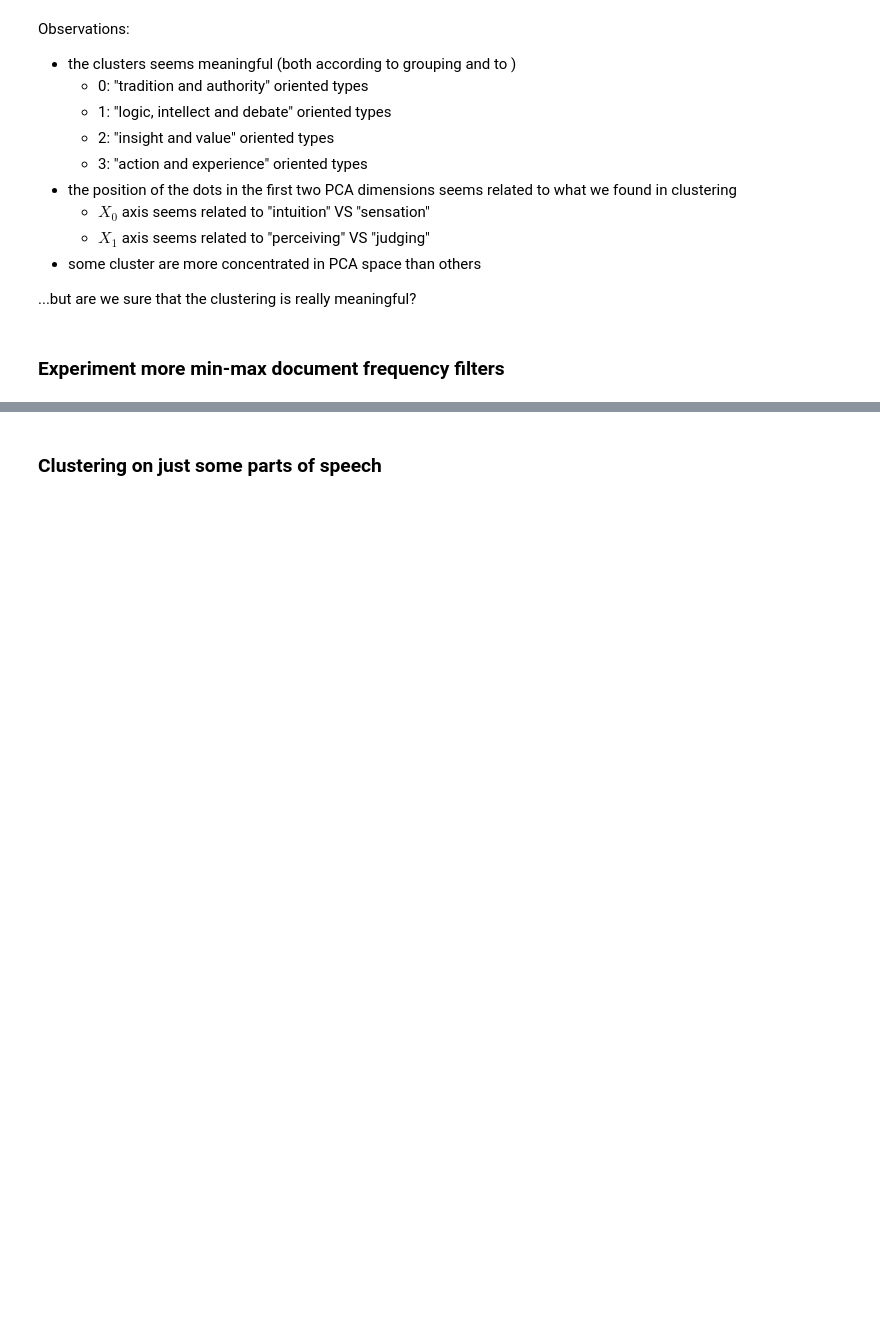
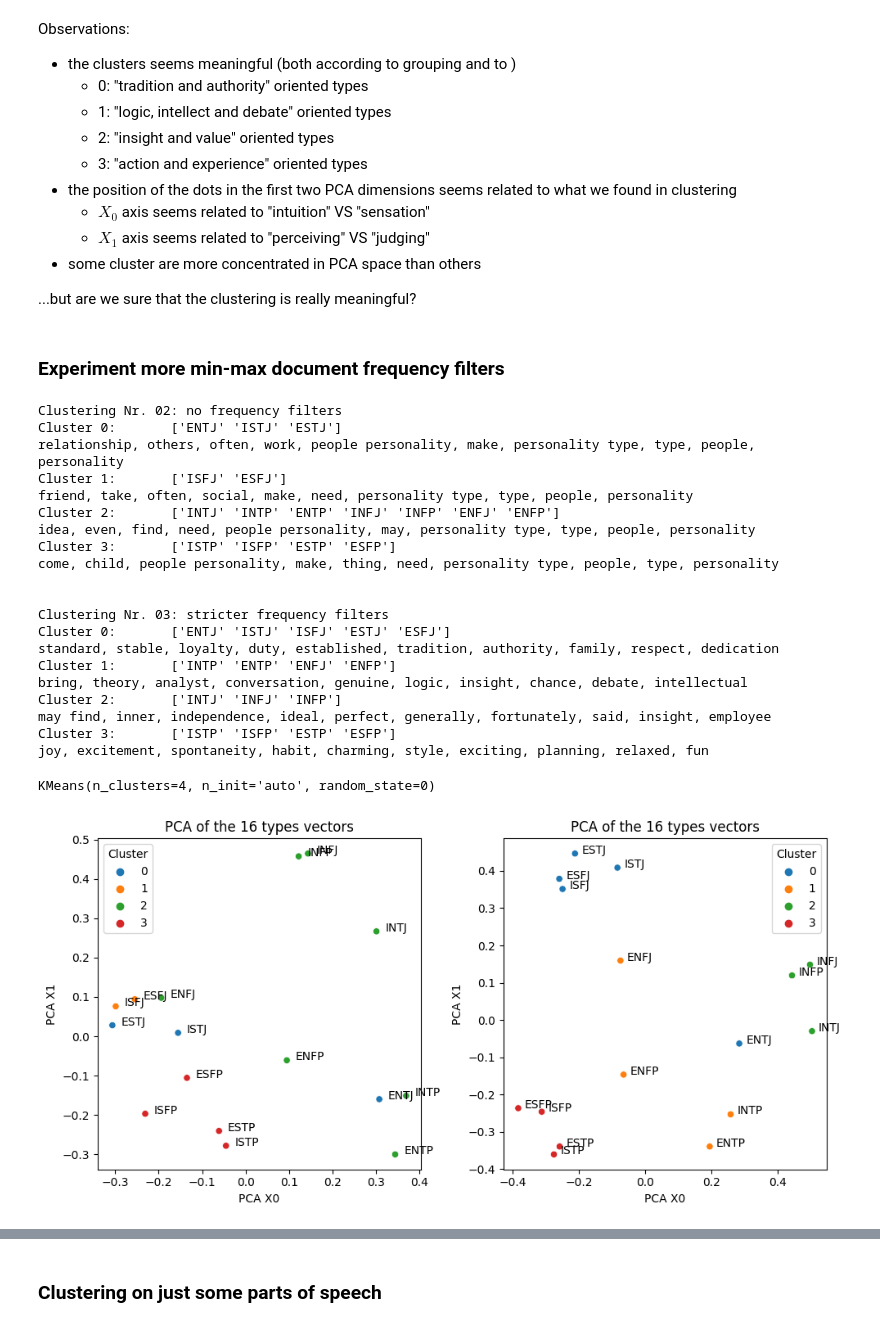
Before and after one commit to emanuelena49/MBTI-NLP, a Jupyter notebook: mbti_types.ipynb, the cells around one changed output, grey strips where cells are left out. Saved outputs shown, nothing was run; the diff lists cells and outputs as text; code cells hidden in the pictures; blank space fills up the shorter version.

```diff
--- a/mbti_types.ipynb
+++ b/mbti_types.ipynb
@@ -875,3 +883,50 @@ Observations:
 ...but are we sure that the clustering is really meaningful?
 # %% [markdown]
 ### Experiment more min-max document frequency filters
+# %%
+plt.figure(figsize=(10, 5))
+
+print("Clustering Nr. 02: no frequency filters")
+plt.subplot(1, 2, 1)
+kmeans_cluster_and_pca(
+    types_ft_tokens,
+    n_clusters=4,
+    n_keywords=10,
+    ngram_range=(1,2),
+    random_state=0,
+)
+
+print("\n")
+print("Clustering Nr. 03: stricter frequency filters")
+plt.subplot(1, 2, 2)
+kmeans_cluster_and_pca(
+    types_ft_tokens,
+    n_clusters=4,
+    n_keywords=10,
+    ngram_range=(1,2),
+    min_df=5, max_df=10,
+    random_state=0,
+    )
+# %% [output]
+Clustering Nr. 02: no frequency filters
+Cluster 0:       ['ENTJ' 'ISTJ' 'ESTJ']
+relationship, others, often, work, people personality, make, personality type, type, people, personality
+Cluster 1:       ['ISFJ' 'ESFJ']
+friend, take, often, social, make, need, personality type, type, people, personality
+Cluster 2:       ['INTJ' 'INTP' 'ENTP' 'INFJ' 'INFP' 'ENFJ' 'ENFP']
+idea, even, find, need, people personality, may, personality type, type, people, personality
+Cluster 3:       ['ISTP' 'ISFP' 'ESTP' 'ESFP']
+come, child, people personality, make, thing, need, personality type, people, type, personality
+
+
+Clustering Nr. 03: stricter frequency filters
+Cluster 0:       ['ENTJ' 'ISTJ' 'ISFJ' 'ESTJ' 'ESFJ']
+standard, stable, loyalty, duty, established, tradition, authority, family, respect, dedication
+Cluster 1:       ['INTP' 'ENTP' 'ENFJ' 'ENFP']
+bring, theory, analyst, conversation, genuine, logic, insight, chance, debate, intellectual
+Cluster 2:       ['INTJ' 'INFJ' 'INFP']
+may find, inner, independence, ideal, perfect, generally, fortunately, said, insight, employee
+Cluster 3:       ['ISTP' 'ISFP' 'ESTP' 'ESFP']
+joy, excitement, spontaneity, habit, charming, style, exciting, planning, relaxed, fun
+KMeans(n_clusters=4, n_init='auto', random_state=0)
+[figure, added]
```
Also changed, not shown: parts of 32 cells of this notebook.
